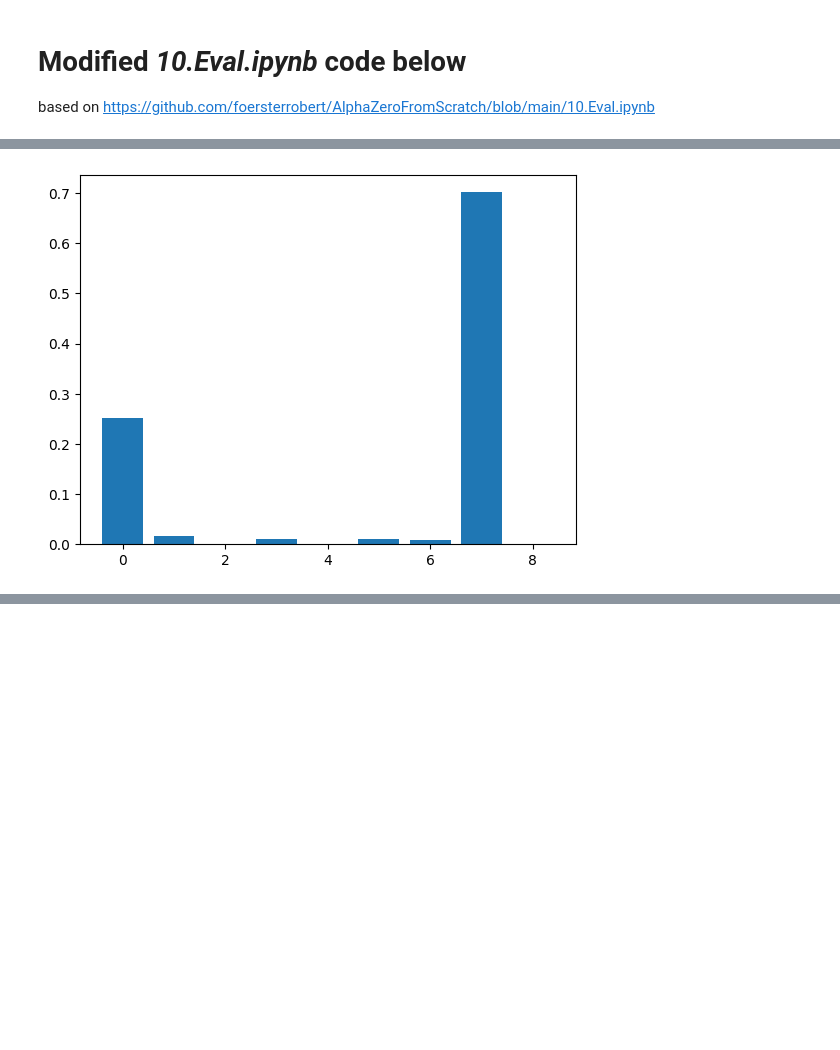
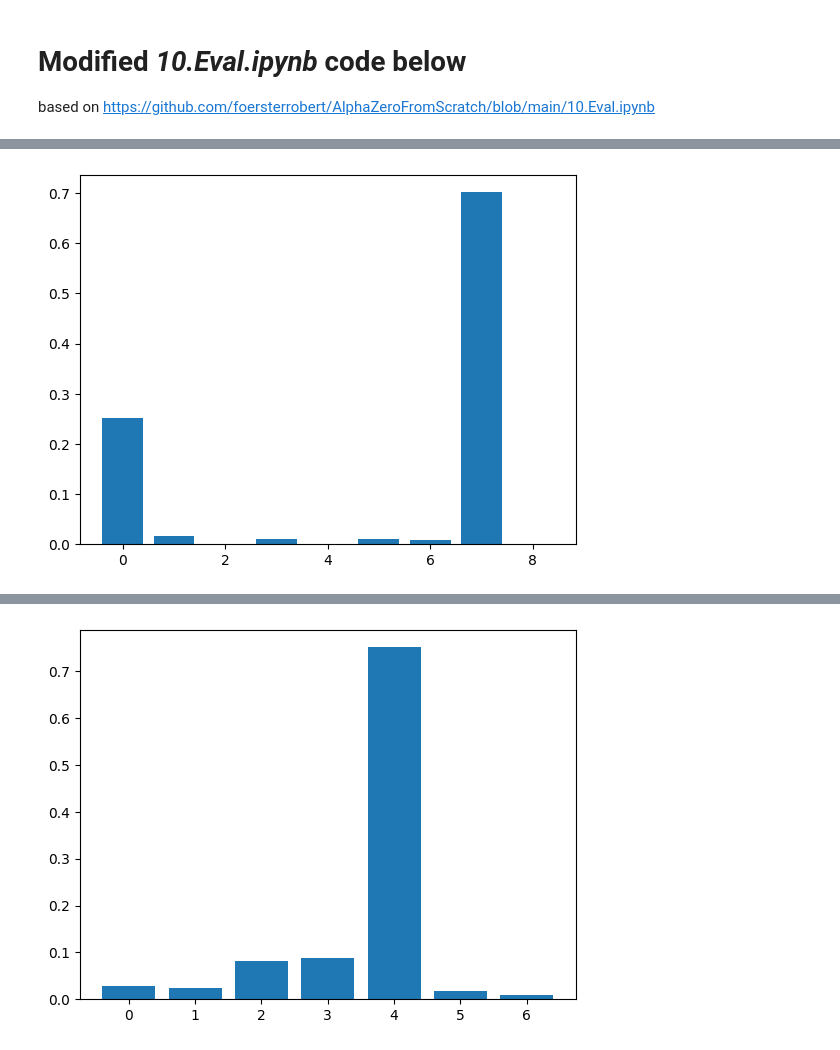
Before and after one commit to martillopart/AutoML_Zero_Game, a Jupyter notebook: AlphaZero.ipynb, the cells around one changed output, grey strips where cells are left out. Saved outputs shown, nothing was run; the diff lists cells and outputs as text; code cells hidden in the pictures; blank space fills up the shorter version.

```diff
--- a/AlphaZero.ipynb
+++ b/AlphaZero.ipynb
@@ -7,3 +11,22 @@ CHOOSE_GAME = "ConnectFour" # @param ["ConnectFour", "TicTacToe", "MartisGame"]
+# %%
+CONFIG = {
+    "TicTacToe": {
+        "model": "model_2.pt",
+        "ResNet": {
+            "num_resBlocks": 4,
+            "num_hidden": 64,
+        }
+    },
+    "ConnectFour": {
+        "model": "model_7_ConnectFour.pt",
+        "ResNet": {
+            "num_resBlocks": 9,
+            "num_hidden": 128,
+        },
+    },
+}
+
+assert CHOOSE_GAME in CONFIG
 # %%
 # print cell execution time for every cell
 !pip install ipython-autotime
@@ -450,34 +521,68 @@ time: 1.55 ms (started: 2024-03-28 10:20:20 +00:00)
 # %%
 import matplotlib.pyplot as plt
 
-tictactoe = TicTacToe()
-
-device = torch.device("cuda" if torch.cuda.is_available() else "cpu")
-
-state = tictactoe.get_initial_state()
-state = tictactoe.get_next_state(state, 2, -1)
-state = tictactoe.get_next_state(state, 4, -1)
-state = tictactoe.get_next_state(state, 6, 1)
-state = tictactoe.get_next_state(state, 8, 1)
+CONFIG["TicTacToe"]["moves"] = [
+    (2, -1),
+    (4, -1),
+    (6, 1),
+    (8, 1),
+]
+CONFIG["ConnectFour"]["moves"] = [
+    # columns 0..6
+    (0, 1),
+    (0, -1),
+    (1, 1),
+    (1, -1),
+    (2, 1),
+    (2, -1),
+    (3, 1),
+]
 
 
-encoded_state = tictactoe.get_encoded_state(state)
 
-tensor_state = torch.tensor(encoded_state, device=device).unsqueeze(0)
+def test_harness(game_name):
+    game = globals()[game_name]()
 
-model = ResNet(tictactoe, 4, 64, device=device)
-model.load_state_dict(torch.load('model_2.pt', map_location=device))
-model.eval()
+    device = torch.device("cuda" if torch.cuda.is_available() else "cpu")
 
-policy, value = model(tensor_state)
-value = value.item()
-policy = torch.softmax(policy, axis=1).squeeze(0).detach().cpu().numpy()
+    if game_name not in CONFIG:
+        raise NotImplementedError(f"Not a known name: {game_name}")
 
-print(value)
+    game_config = CONFIG[game_name]
+    num_resBlocks = game_config["ResNet"]["num_resBlocks"]
+    num_hidden = game_config["ResNet"]["num_hidden"]
+    model_file_name = game_config["model"]
 
-print(state)
-print(tensor_state)
+    state = game.get_initial_state()
+    for move in game_config["moves"]:
+        position = move[0]
+        player = move[1]
+        state = game.get_next_state(state, position, player)
 
-plt.bar(range(tictactoe.action_size), policy)
-plt.show()
+    encoded_state = game.get_encoded_state(state)
+    tensor_state = torch.tensor(encoded_state, device=device).unsqueeze(0)
+
+
+    print(f"DEBUG: game is {repr(game)}")
+    model = ResNet(game, num_resBlocks, num_hidden, device=device)
+    model.load_state_dict(torch.load(model_file_name, map_location=device))
+
+
+    model.eval()
+
+    policy, value = model(tensor_state)
+    value = value.item()
+    policy = torch.softmax(policy, axis=1).squeeze(0).detach().cpu().numpy()
+
+    print(value)
+
+    print(state)
+    print(tensor_state)
+
+    plt.bar(range(game.action_size), policy)
+    plt.show()
+
+for game_name in CONFIG:
+    print(f"Testing {game_name}...")
+    test_harness(game_name)
 # %% [output]
@@ -500,0 +624 @@ time: 669 ms (started: 2024-03-28 10:20:20 +00:00)
+[figure, added]
```
Also changed, not shown: parts of 42 cells of this notebook.
